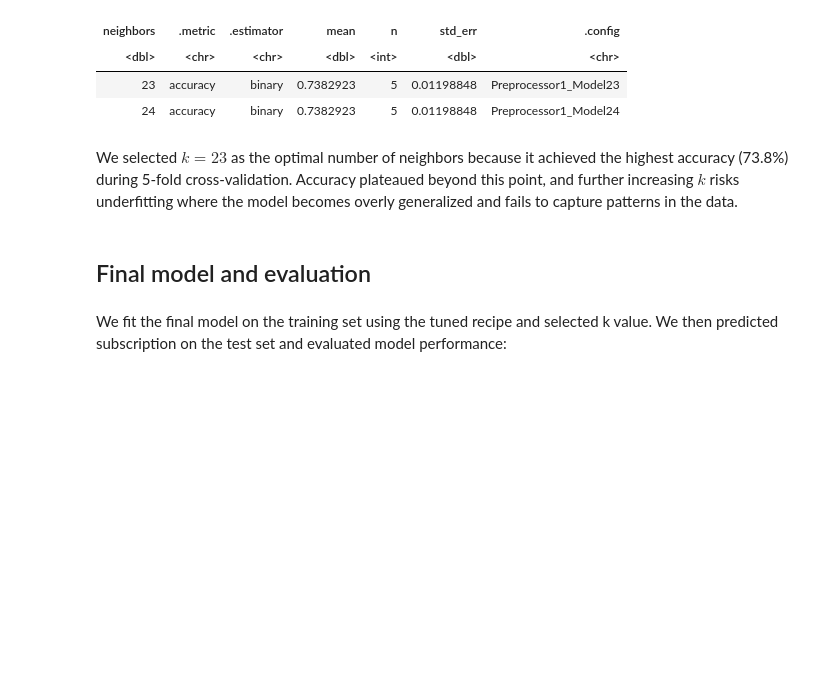
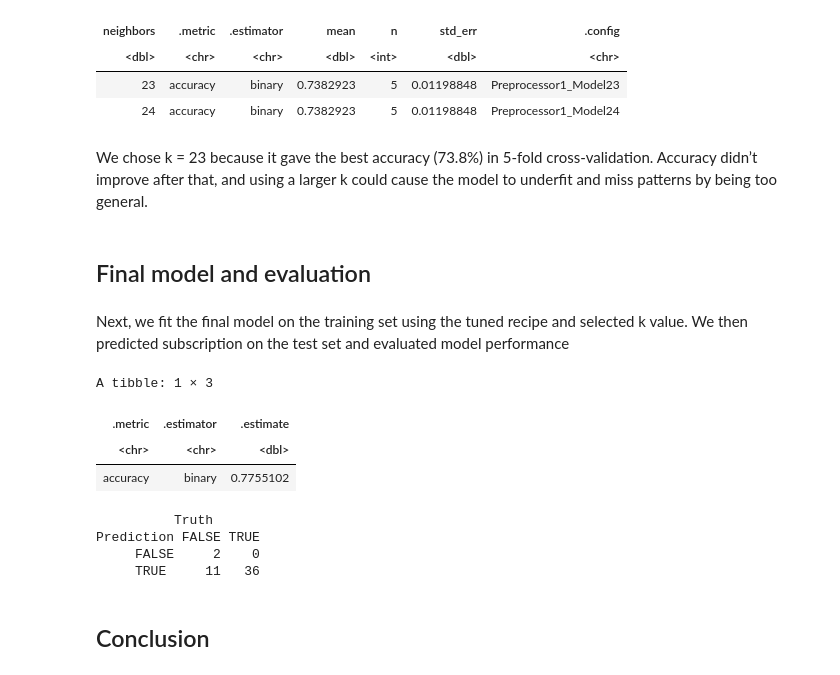
Before and after one commit to skhiati/dsci100-project, a Jupyter notebook: dsci100 project-Sarah.ipynb, the cells around one changed output. Drawn from its saved outputs; the diff is of its cells as text; code cells hidden in the pictures; blank space fills up the shorter version.

Commit message:
Conclusion and findings

```diff
--- a/dsci100 project-Sarah.ipynb
+++ b/dsci100 project-Sarah.ipynb
@@ -216,8 +215,46 @@ A tibble: 2 × 7
 | 23 | accuracy | binary | 0.7382923 | 5 | 0.01198848 | Preprocessor1_Model23 |
 | 24 | accuracy | binary | 0.7382923 | 5 | 0.01198848 | Preprocessor1_Model24 |
 # %% [markdown]
-We selected $k = 23$ as the optimal number of neighbors because it achieved the highest accuracy (73.8%) during 5-fold cross-validation. Accuracy plateaued beyond this point, and further increasing $k$ risks underfitting where the model becomes overly generalized and fails to capture  patterns in the data.
+We chose k = 23 because it gave the best accuracy (73.8%) in 5-fold cross-validation. Accuracy didn’t improve after that, and using a larger k could cause the model to underfit and miss patterns by being too general.
 # %% [markdown]
 ## Final model and evaluation
 # %% [markdown]
-We fit the final model on the training set using the tuned recipe and selected k value. We then predicted subscription on the test set and evaluated model performance:
+Next, we fit the final model on the training set using the tuned recipe and selected k value. We then predicted subscription on the test set and evaluated model performance
+# %%
+
+player_spec <- nearest_neighbor(weight_func = "rectangular", neighbors = 23) |>
+  set_engine("kknn") |>
+  set_mode("classification")
+
+player_recipe <- recipe(subscribe ~ Age + played_hours, data = player_train) |>
+  step_scale(all_predictors()) |>
+  step_center(all_predictors())
+
+player_fit <- workflow() |>
+  add_recipe(player_recipe) |>
+  add_model(player_spec) |>
+  fit(data = player_train)
+
+player_predictions <- predict(player_fit, player_test) |>
+  bind_cols(player_test)
+
+player_metrics <- player_predictions |>
+  metrics(truth = subscribe, estimate = .pred_class) |>
+  filter(.metric == "accuracy")
+player_metrics
+
+
+player_conf_mat <- player_predictions |>
+  conf_mat(truth = subscribe, estimate = .pred_class)
+player_conf_mat
+# %% [output]
+A tibble: 1 × 3
+| .metric | .estimator | .estimate |
+| <chr> | <chr> | <dbl> |
+| accuracy | binary | 0.7755102 |
+          Truth
+Prediction FALSE TRUE
+     FALSE     2    0
+     TRUE     11   36
+# %% [markdown]
+## Conclusion
```
Also changed, not shown: parts of 6 cells of this notebook.
